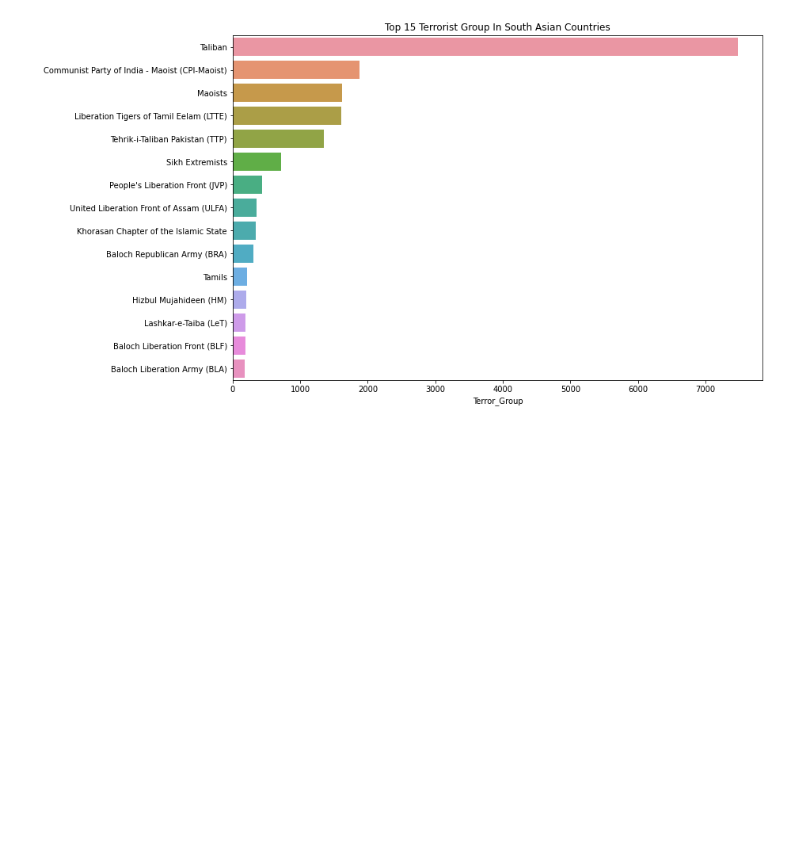
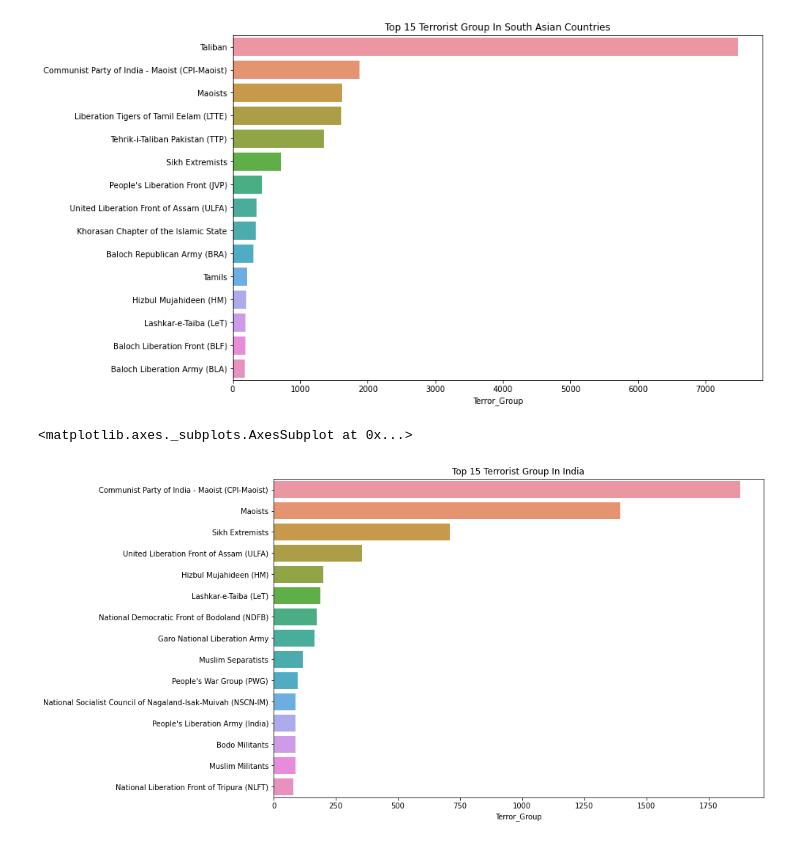
Before and after one commit to Sandeep2111/Global_Terrorism_Analysis, a Jupyter notebook: Global_Terrorism_Analysis_Capstone_Project.ipynb, the cells around one changed output. Saved outputs shown, nothing was run; the diff lists cells and outputs as text; code cells hidden in the pictures; blank space fills up the shorter version.

```diff
--- a/Global_Terrorism_Analysis_Capstone_Project.ipynb
+++ b/Global_Terrorism_Analysis_Capstone_Project.ipynb
@@ -444,0 +490,2 @@ sns.countplot(x='country_txt',hue='suicide',data = city_india)
+# %%
+city_india = groupby_region_south_asia[groupby_region_south_asia['Country'] =='India']
@@ -449,3 +509,11 @@ sns.barplot(y=groupby_region_south_asia['Terror_Group'].value_counts()[1:16].ind
 # %% [output]
 <matplotlib.axes._subplots.AxesSubplot at 0x...>
 [figure]
+# %%
+# Terror group in India
+plt.figure(figsize=(12,8))
+plt.title('Top 15 Terrorist Group In India')
+sns.barplot(y=city_india['Terror_Group'].value_counts()[1:16].index,x=city_india['Terror_Group'].value_counts()[1:16])
+# %% [output]
+<matplotlib.axes._subplots.AxesSubplot at 0x...>
+[figure, added]
```
Also changed, not shown: parts of 23 cells of this notebook.
